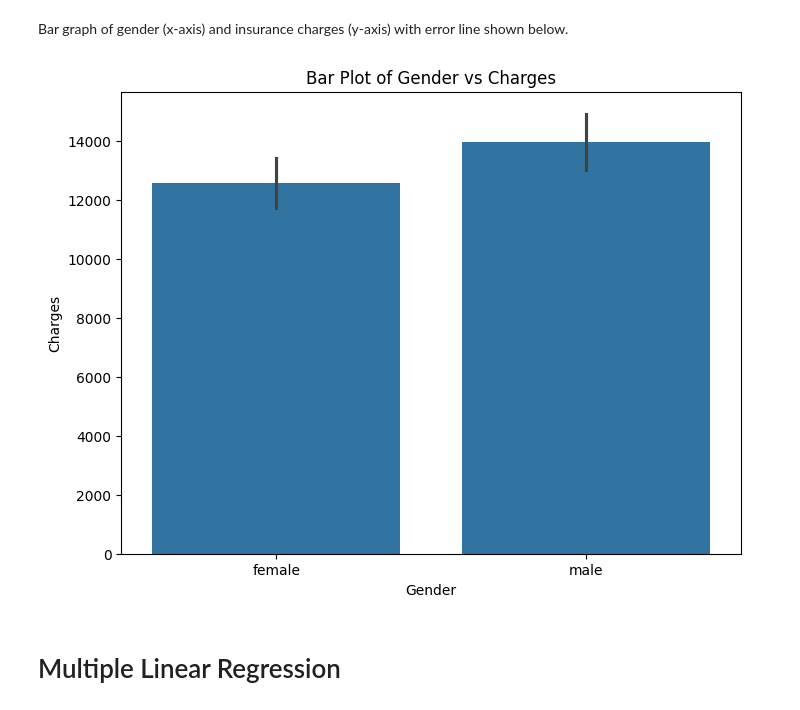
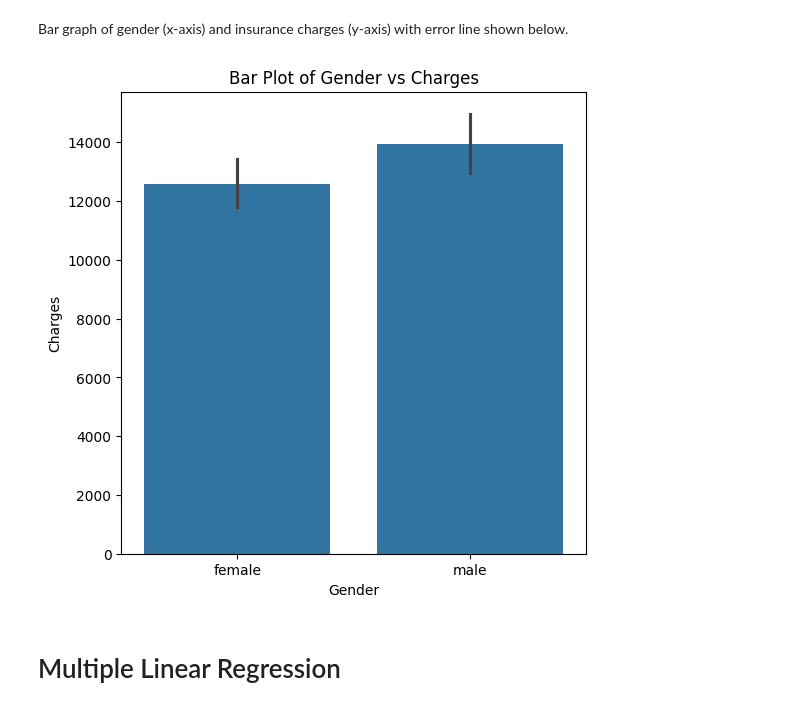
Before and after one commit to kawser500/Linear-Regression-Insurance-Dataset, a Jupyter notebook: Linear_Regression_Insurance_Dataset.ipynb, the cells around one changed output. Cells and saved outputs as stored; diff of their text form; code cells hidden in the pictures.

```diff
--- a/Linear_Regression_Insurance_Dataset.ipynb
+++ b/Linear_Regression_Insurance_Dataset.ipynb
@@ -121,15 +122,15 @@ Bar graph of gender (x-axis) and insurance charges (y-axis) with error line show
 # %%
 x_gender = insur["sex"]
 y_gender = insur["charges"]
 
-plt.figure(figsize=(8, 6))
+plt.figure(figsize=(6, 6))
 sns.barplot(data=insur, x="sex", y="charges")
 plt.title('Bar Plot of Gender vs Charges')
 plt.xlabel('Gender')
 plt.ylabel('Charges')
 plt.show()
 # %% [output]
-[figure, old version]
+[figure, new version]
 # %% [markdown]
 # Multiple Linear Regression
 # %%
```
Also changed, not shown: parts of 4 cells of this notebook.
